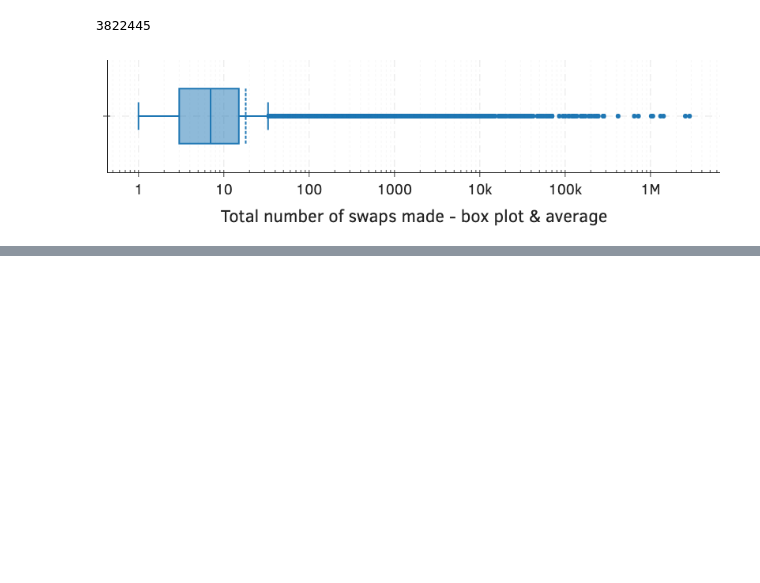
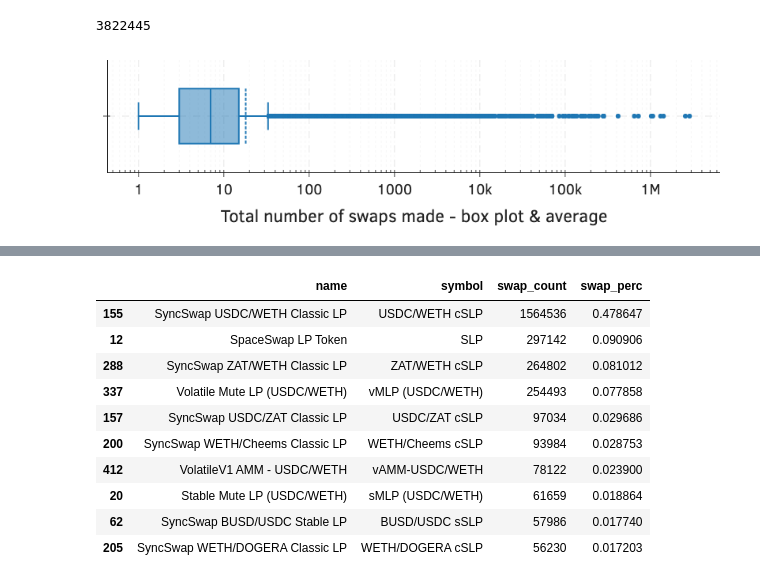
Before and after one commit to matter-labs/zksync-data-dump, a Jupyter notebook: notebooks/04-data-exploration-swaps.ipynb, the cells around one changed output, grey strips where cells are left out. Drawn from its saved outputs; the diff is of its cells as text; code cells hidden in the pictures; blank space fills up the shorter version.

```diff
--- a/notebooks/04-data-exploration-swaps.ipynb
+++ b/notebooks/04-data-exploration-swaps.ipynb
@@ -290,0 +368,36 @@ fig.show('png')
+# %%
+may_2023_hash_emitters_df = (
+    swap_lazy_df
+    .filter(pl.col('day').is_between(datetime(2023, 5, 1), datetime(2023, 5, 30)))
+    .group_by("contract_address")
+    .agg(pl.len().alias("swap_count"))
+    .collect(streaming=True)
+    .to_pandas()
+    .merge(contract_map_df[["l2Address", "name", "symbol"]], how="left", left_on="contract_address", right_on="l2Address")
+    .fillna({"name":"Unknown", "symbol":"Unknown"})
+    .drop(columns=["l2Address"])
+    .sort_values("swap_count", ascending=False)
+)
+# %%
+may_2023_df = (
+    may_2023_hash_emitters_df
+    .groupby(["name", "symbol"])
+    ["swap_count"]
+    .sum()
+    .reset_index()
+    .sort_values("swap_count", ascending=False)
+)
+may_2023_df["swap_perc"] = may_2023_df["swap_count"]/may_2023_df["swap_count"].sum()
+may_2023_df.head(10)
+# %% [output]
+|  | name | symbol | swap_count | swap_perc |
+| 155 | SyncSwap USDC/WETH Classic LP | USDC/WETH cSLP | 1564536 | 0.478647 |
+| 12 | SpaceSwap LP Token | SLP | 297142 | 0.090906 |
+| 288 | SyncSwap ZAT/WETH Classic LP | ZAT/WETH cSLP | 264802 | 0.081012 |
+| 337 | Volatile Mute LP (USDC/WETH) | vMLP (USDC/WETH) | 254493 | 0.077858 |
+| 157 | SyncSwap USDC/ZAT Classic LP | USDC/ZAT cSLP | 97034 | 0.029686 |
+| 200 | SyncSwap WETH/Cheems Classic LP | WETH/Cheems cSLP | 93984 | 0.028753 |
+| 412 | VolatileV1 AMM - USDC/WETH | vAMM-USDC/WETH | 78122 | 0.023900 |
+| 20 | Stable Mute LP (USDC/WETH) | sMLP (USDC/WETH) | 61659 | 0.018864 |
+| 62 | SyncSwap BUSD/USDC Stable LP | BUSD/USDC sSLP | 57986 | 0.017740 |
+| 205 | SyncSwap WETH/DOGERA Classic LP | WETH/DOGERA cSLP | 56230 | 0.017203 |
```
Also changed, not shown: parts of 14 cells of this notebook.
